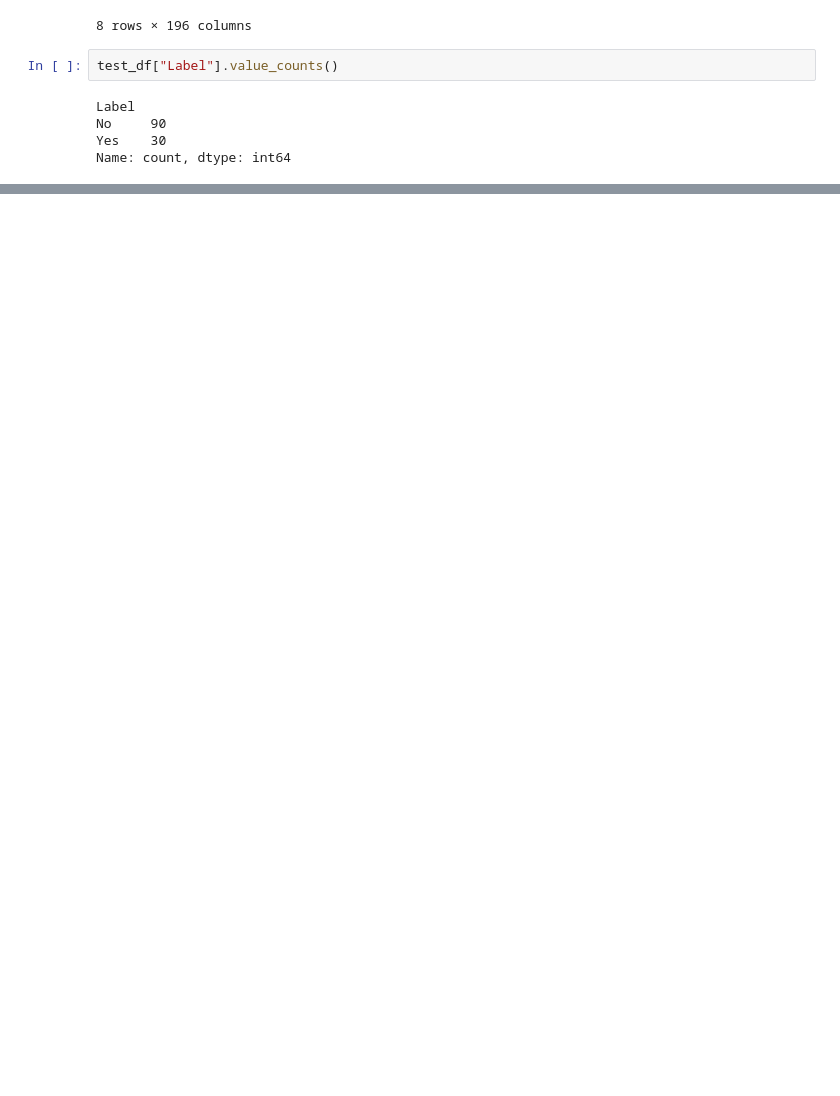
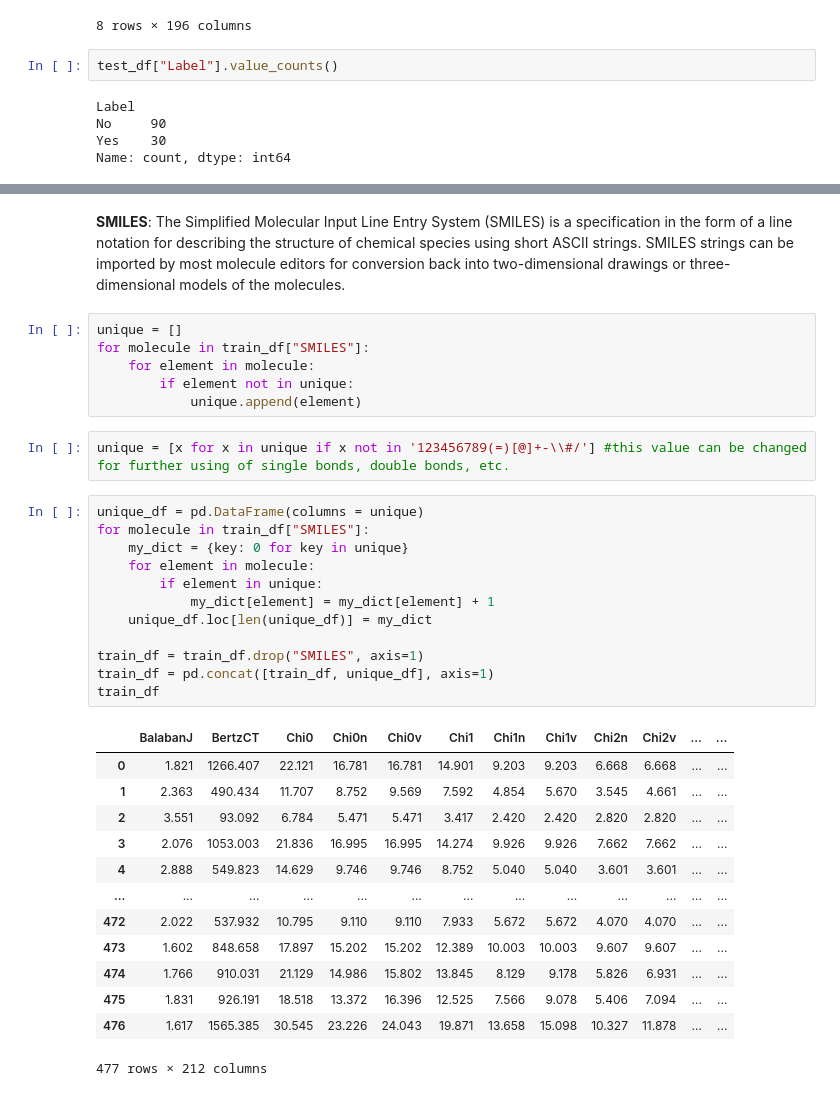
Before and after one commit to Me-Pasha/drug-induced-autoimmunity, a Jupyter notebook: drug induced autoimmunity prediction .ipynb, the cells around one changed output, grey strips where cells are left out. Drawn from its saved outputs; the diff is of its cells as text; blank space fills up the shorter version.

```diff
--- a/drug induced autoimmunity prediction .ipynb
+++ b/drug induced autoimmunity prediction .ipynb
@@ -235,0 +309,36 @@ Name: count, dtype: int64
+# %% [markdown]
+**SMILES**: The Simplified Molecular Input Line Entry System (SMILES) is a specification in the form of a line notation for describing the structure of chemical species using short ASCII strings. SMILES strings can be imported by most molecule editors for conversion back into two-dimensional drawings or three-dimensional models of the molecules.
+# %%
+unique = []
+for molecule in train_df["SMILES"]:
+    for element in molecule:
+        if element not in unique:
+            unique.append(element)
+# %%
+unique = [x for x in unique if x not in '123456789(=)[@]+-\\#/'] #this value can be changed for further using of single bonds, double bonds, etc.
+# %%
+unique_df = pd.DataFrame(columns = unique)
+for molecule in train_df["SMILES"]:
+    my_dict = {key: 0 for key in unique}
+    for element in molecule:
+        if element in unique:
+            my_dict[element] = my_dict[element] + 1
+    unique_df.loc[len(unique_df)] = my_dict
+
+train_df = train_df.drop("SMILES", axis=1)
+train_df = pd.concat([train_df, unique_df], axis=1)
+train_df
+# %% [output]
+|  | BalabanJ | BertzCT | Chi0 | Chi0n | Chi0v | Chi1 | Chi1n | Chi1v | Chi2n | Chi2v | ... | ... |
+| 0 | 1.821 | 1266.407 | 22.121 | 16.781 | 16.781 | 14.901 | 9.203 | 9.203 | 6.668 | 6.668 | ... | ... |
+| 1 | 2.363 | 490.434 | 11.707 | 8.752 | 9.569 | 7.592 | 4.854 | 5.670 | 3.545 | 4.661 | ... | ... |
+| 2 | 3.551 | 93.092 | 6.784 | 5.471 | 5.471 | 3.417 | 2.420 | 2.420 | 2.820 | 2.820 | ... | ... |
+| 3 | 2.076 | 1053.003 | 21.836 | 16.995 | 16.995 | 14.274 | 9.926 | 9.926 | 7.662 | 7.662 | ... | ... |
+| 4 | 2.888 | 549.823 | 14.629 | 9.746 | 9.746 | 8.752 | 5.040 | 5.040 | 3.601 | 3.601 | ... | ... |
+| ... | ... | ... | ... | ... | ... | ... | ... | ... | ... | ... | ... | ... |
+| 472 | 2.022 | 537.932 | 10.795 | 9.110 | 9.110 | 7.933 | 5.672 | 5.672 | 4.070 | 4.070 | ... | ... |
+| 473 | 1.602 | 848.658 | 17.897 | 15.202 | 15.202 | 12.389 | 10.003 | 10.003 | 9.607 | 9.607 | ... | ... |
+| 474 | 1.766 | 910.031 | 21.129 | 14.986 | 15.802 | 13.845 | 8.129 | 9.178 | 5.826 | 6.931 | ... | ... |
+| 475 | 1.831 | 926.191 | 18.518 | 13.372 | 16.396 | 12.525 | 7.566 | 9.078 | 5.406 | 7.094 | ... | ... |
+| 476 | 1.617 | 1565.385 | 30.545 | 23.226 | 24.043 | 19.871 | 13.658 | 15.098 | 10.327 | 11.878 | ... | ... |
+477 rows × 212 columns
```
Also changed, not shown: parts of 25 cells of this notebook.
